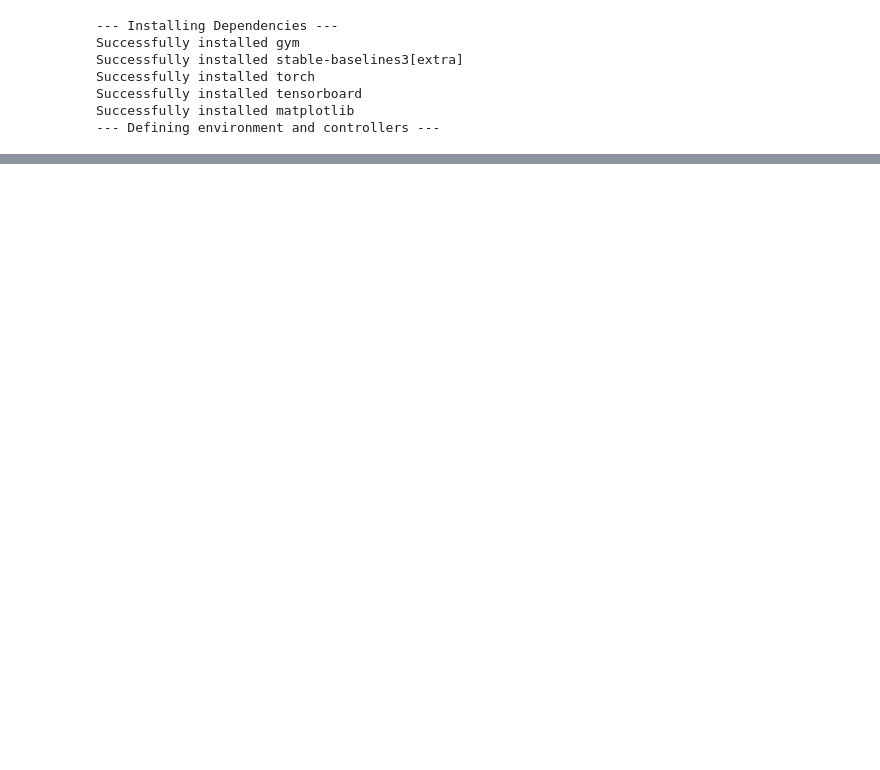
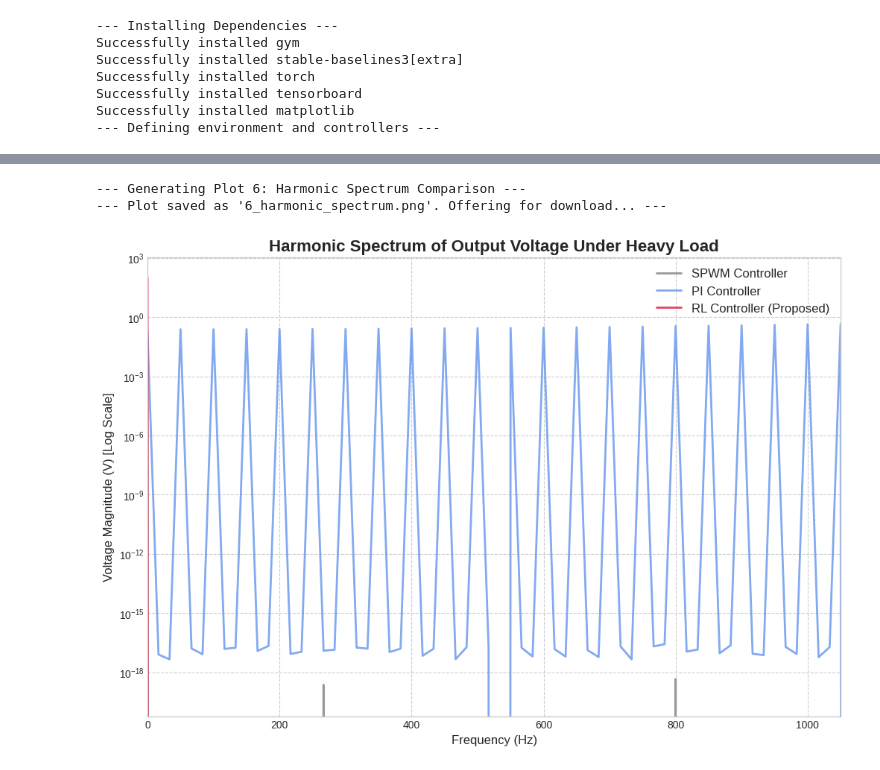
Before and after one commit to Arnobzzz/Inverter-RL-agent, a Jupyter notebook: inverter2.ipynb, the cells around one changed output, grey strips where cells are left out. Drawn from its saved outputs; the diff is of its cells as text; code cells hidden in the pictures; blank space fills up the shorter version.

```diff
--- a/inverter2.ipynb
+++ b/inverter2.ipynb
@@ -1967,0 +2832,48 @@ Total Training Time: 540.26 seconds
+# %%
+# ==============================================================================
+# SCRIPT FOR PLOT 6: HARMONIC SPECTRUM ANALYSIS
+# ==============================================================================
+print("--- Generating Plot 6: Harmonic Spectrum Comparison ---")
+import matplotlib.pyplot as plt
+import numpy as np
+from google.colab import files
+
+# Check if simulation results exist from the previous cell, otherwise re-run
+if 'results_for_sag' not in locals():
+    print("Could not find previous simulation data. Please run the script for Plot 3 first.")
+else:
+    plt.style.use('seaborn-v0_8-whitegrid')
+    plt.figure(figsize=(12, 8), dpi=100)
+    colors = {"SPWM Controller": "gray", "PI Controller": "cornflowerblue", "RL Controller (Proposed)": "crimson"}
+
+    for name, data in results_for_sag.items():
+        time, v_c = data
+        # Analyze the waveform during the heavy load period
+        steady_state_mask = (time >= 0.1) & (time < 0.16)
+        v_steady = v_c[steady_state_mask]
+
+        if len(v_steady) > 1:
+            dt = time[1] - time[0]
+            N = len(v_steady)
+            yf = np.fft.fft(v_steady)
+            xf = np.fft.fftfreq(N, dt)[:N//2] # Get the frequency axis
+
+            # Plot the spectrum on a logarithmic scale to see harmonics clearly
+            plt.semilogy(xf, 2.0/N * np.abs(yf[0:N//2]), label=name, color=colors[name], alpha=0.8, linewidth=2)
+
+    plt.title('Harmonic Spectrum of Output Voltage Under Heavy Load', fontsize=16, fontweight='bold')
+    plt.xlabel('Frequency (Hz)', fontsize=12)
+    plt.ylabel('Voltage Magnitude (V) [Log Scale]', fontsize=12)
+    plt.xlim(0, 1050) # Show up to the 21st harmonic (50 * 21)
+    plt.grid(True, which='both', linestyle='--')
+    plt.legend(fontsize=12)
+
+    filename = "6_harmonic_spectrum.png"
+    plt.savefig(filename)
+    print(f"--- Plot saved as '{filename}'. Offering for download... ---")
+    plt.show()
+    files.download(filename)
+# %% [output]
+--- Generating Plot 6: Harmonic Spectrum Comparison ---
+--- Plot saved as '6_harmonic_spectrum.png'. Offering for download... ---
+[figure, added]
```
Also changed, not shown: parts of 20 cells of this notebook.
